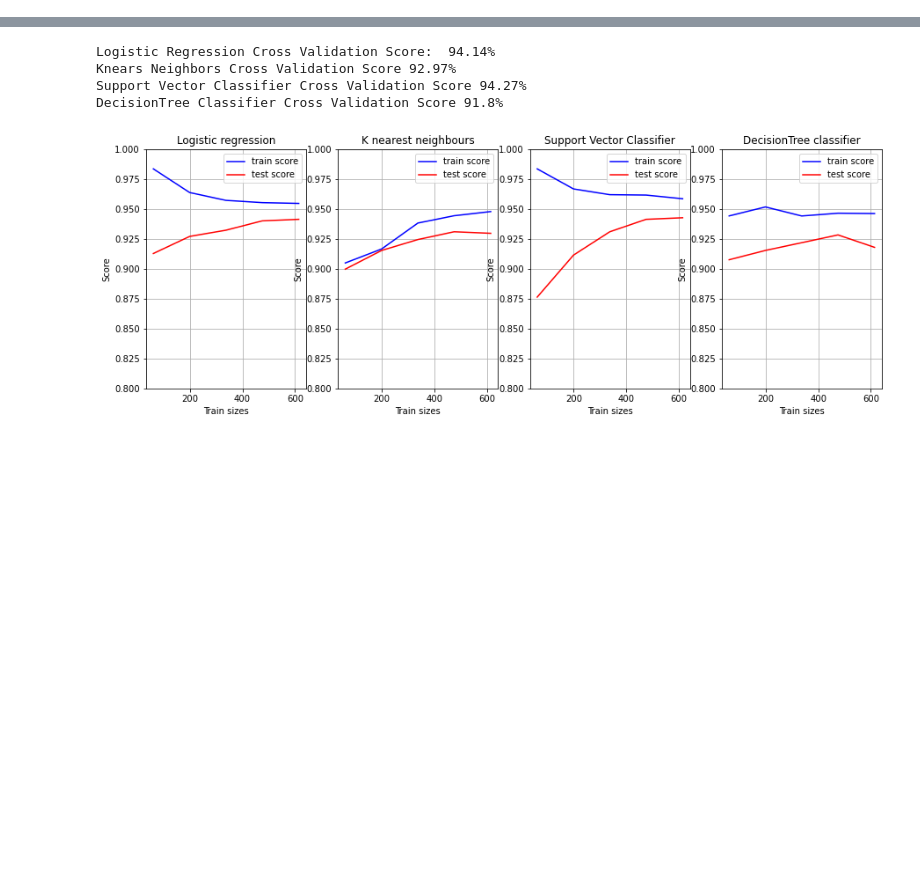
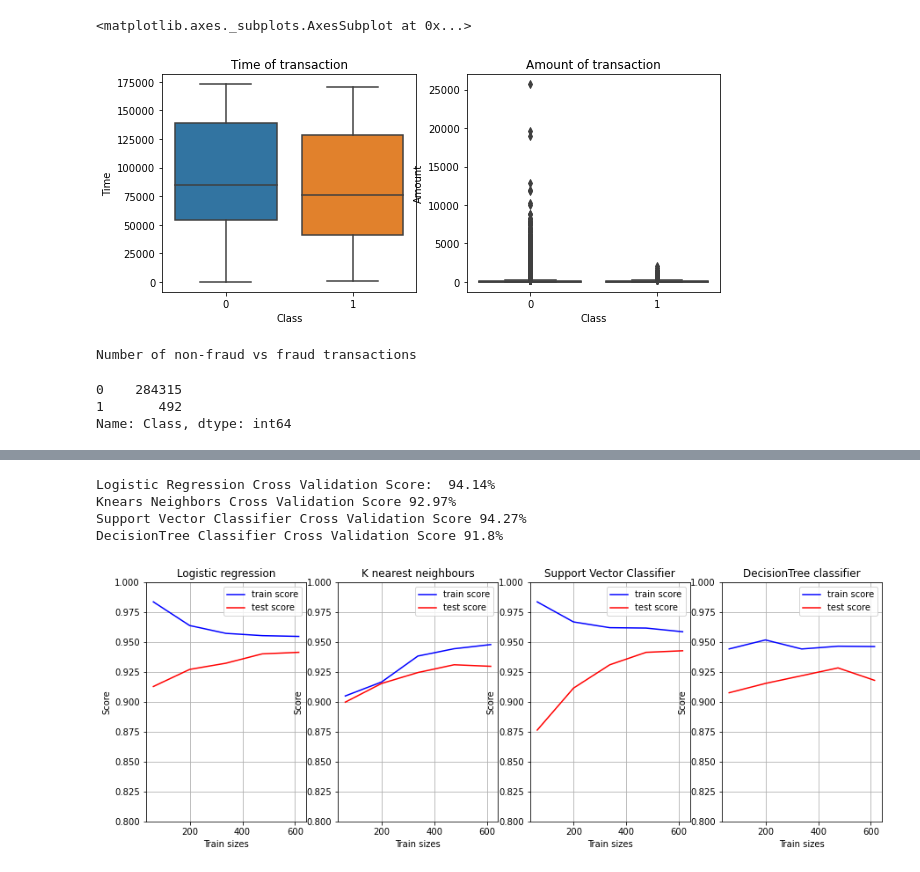
Before and after one commit to Houster/Class-Credit-card-fraud, a Jupyter notebook: Kaggle- Credit card practice.ipynb, the cells around one changed output, grey strips where cells are left out. Drawn from its saved outputs; the diff is of its cells as text; code cells hidden in the pictures; blank space fills up the shorter version.

```diff
--- a/Kaggle- Credit card practice.ipynb
+++ b/Kaggle- Credit card practice.ipynb
@@ -34,2 +36,2 @@ warnings.filterwarnings("ignore")
 # %%
-df=pd.read_csv("C://Users/matth/Downloads/310_23498_compressed_creditcard.csv/creditcard.csv")
+df=pd.read_csv("creditcard.csv")
@@ -45,3 +78,25 @@ sns.distplot(df.Amount)
+# %%
+plt.figure(figsize=(10,4))
+plt.subplot(1,2,1)
+plt.title("Time of transaction")
+sns.boxplot(x="Class",y="Time",data=df)
+plt.subplot(1,2,2)
+plt.title("Amount of transaction")
+sns.boxplot(x="Class",y="Amount",data=df)
+#df_pairplot=df[["Time","Amount","Class"]]
+#sns.pairplot(df_pairplot,hue="Class",palette="husl",diag_kind="kde")
+#plt.title("Transaction Time and Amount")
+# %% [output]
+<matplotlib.axes._subplots.AxesSubplot at 0x...>
+[figure, added]
+# %%
+print("Number of non-fraud vs fraud transactions")
+df["Class"].value_counts()
+# %% [output]
+Number of non-fraud vs fraud transactions
+0    284315
+1       492
+Name: Class, dtype: int64
 # %%
 from sklearn.preprocessing import StandardScaler, RobustScaler
 scaler=RobustScaler()
```
Also changed, not shown: parts of 37 cells of this notebook.
